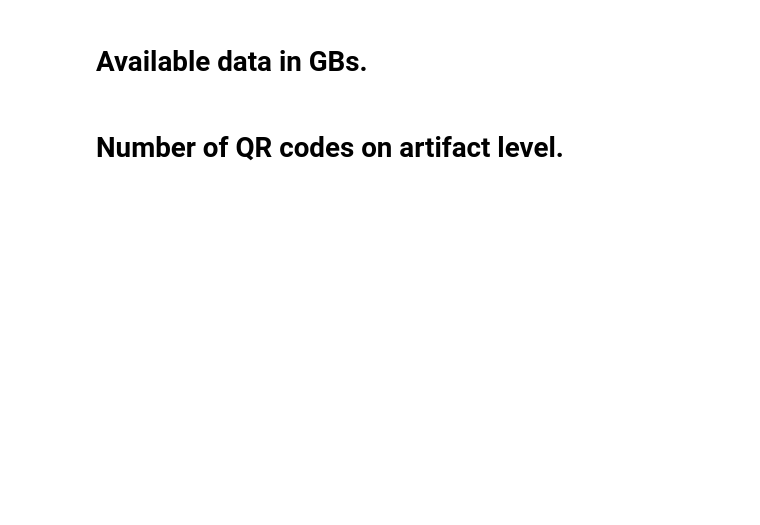
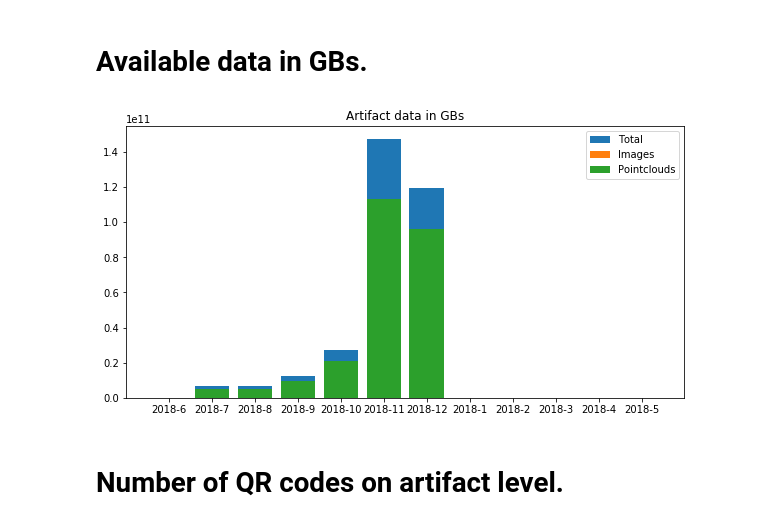
Before and after one commit to prashdash112/cgm-ml, a Jupyter notebook: cgm_database/02_dashboard.ipynb, the cells around one changed output. Cells and saved outputs as stored; diff of their text form; code cells hidden in the pictures; blank space fills up the shorter version.

```diff
--- a/cgm_database/02_dashboard.ipynb
+++ b/cgm_database/02_dashboard.ipynb
@@ -325,34 +417,36 @@ for year, month in time_range:
     sql_statement += " WHERE create_date >= {}".format(start_timestamp)
     sql_statement += " AND create_date <= {}".format(end_timestamp)
     sql_statement += " AND type='pcd'"
     number_of_entries = main_connector.execute(sql_statement, fetch_one=True)[0]
     if number_of_entries == None:
         number_of_entries = 0
     plot_values_pointclouds.append(number_of_entries)
 
     # Getting the overall filesize.
     sql_statement = ""
     sql_statement += "SELECT SUM(file_size) FROM artifact"
     sql_statement += " WHERE create_date >= {}".format(start_timestamp)
     sql_statement += " AND create_date <= {}".format(end_timestamp)
     sql_statement += " AND type='rgb'"
     number_of_entries = main_connector.execute(sql_statement, fetch_one=True)[0]
     if number_of_entries == None:
         number_of_entries = 0
     plot_values_images.append(number_of_entries)
 
     # Labels
     plot_labels.append("{}-{}".format(year, month))
 
 # Plot the plot.
-plt.figure(figsize=(20,10))
+plt.figure(figsize=figsize)
 plt.bar(plot_labels, plot_values_total, label="Total")
 plt.bar(plot_labels, plot_values_images, label="Images")
 plt.bar(plot_labels, plot_values_pointclouds, label="Pointclouds")
 plt.legend()
 plt.title("Artifact data in GBs")
 plt.show()
 plt.close()
+# %% [output]
+[figure, added]
 # %% [markdown]
 # Number of QR codes on artifact level.
 # %%
```
Also changed, not shown: parts of 13 cells of this notebook, 1 other file.
